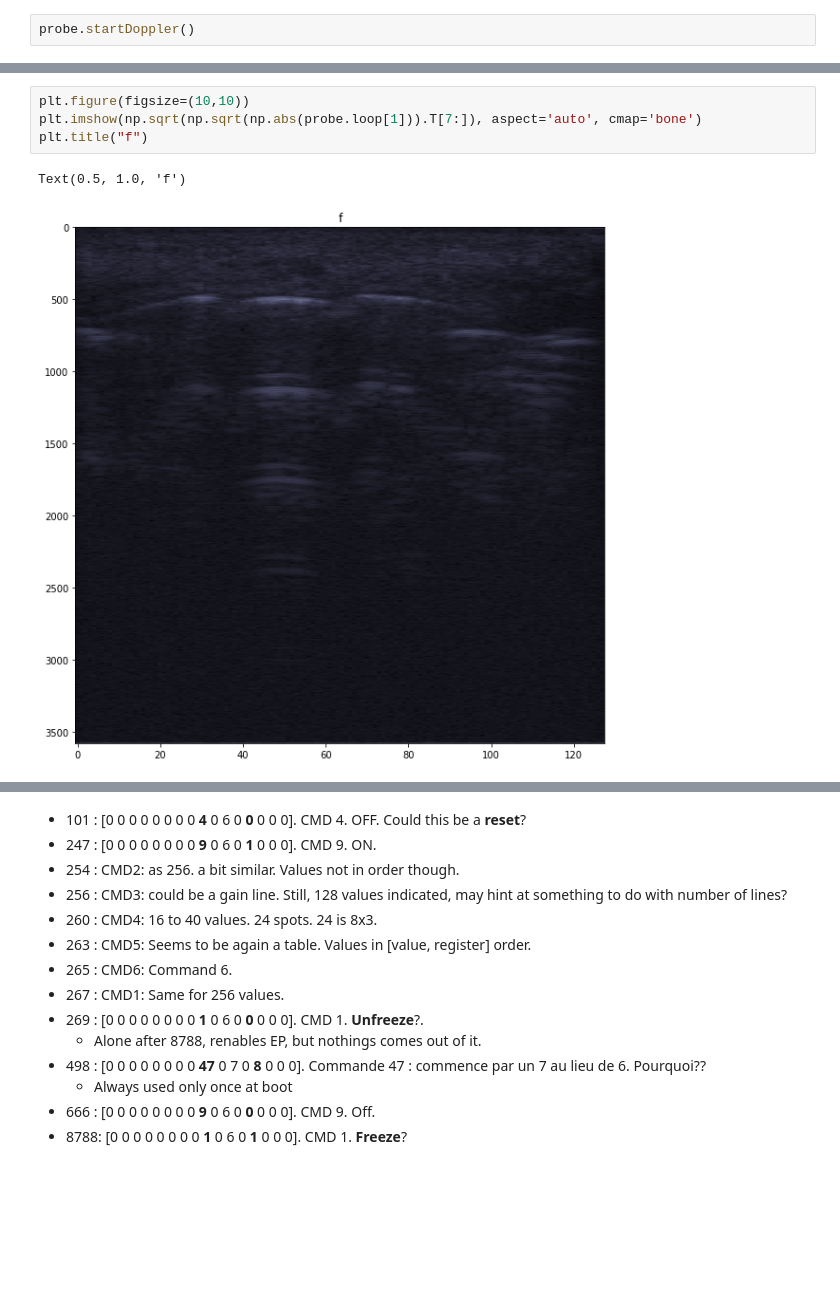
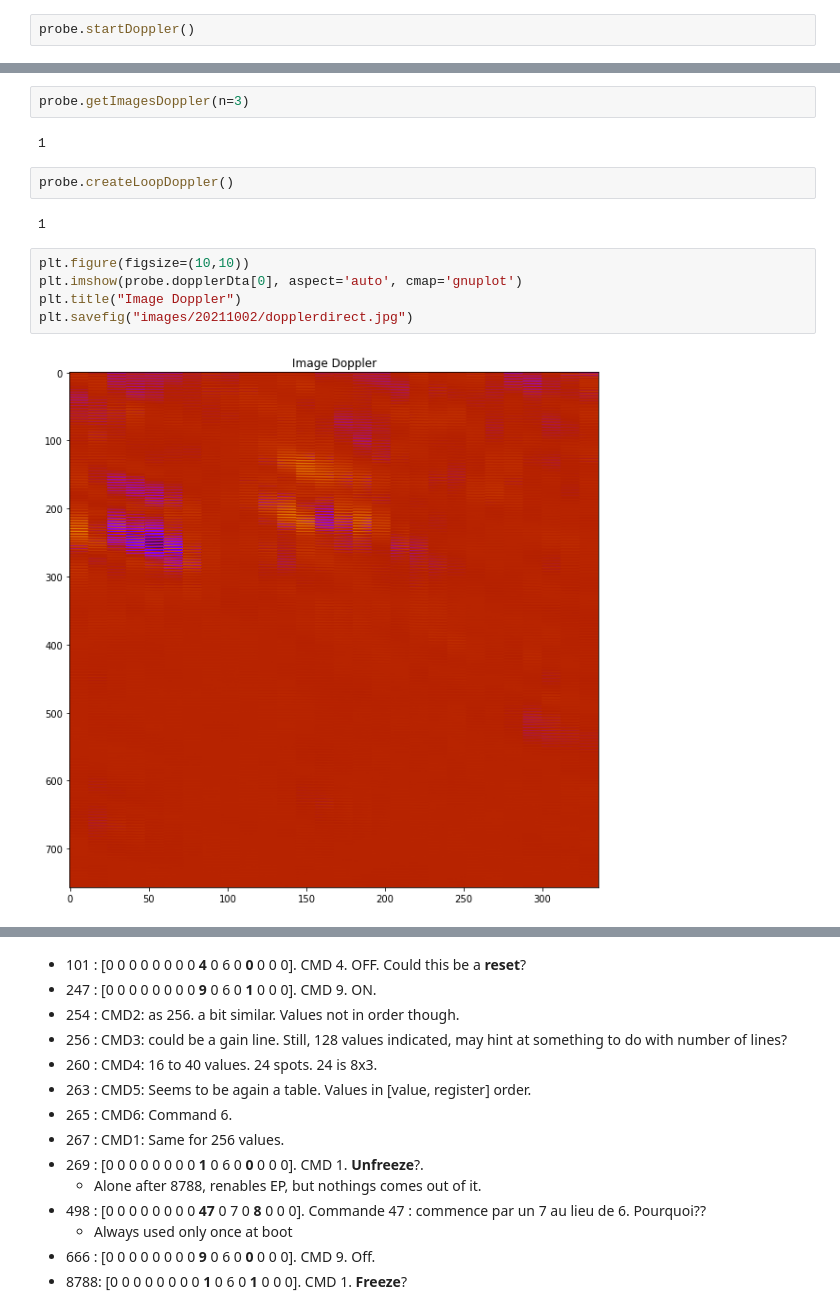
Before and after one commit to kelu124/pyusbus, a Jupyter notebook: experiments/20210401-Doppler.ipynb, the cells around one changed output, grey strips where cells are left out. Saved outputs shown, nothing was run; the diff lists cells and outputs as text; blank space fills up the shorter version.

Commit message:
Doppler appearing to work

```diff
--- a/experiments/20210401-Doppler.ipynb
+++ b/experiments/20210401-Doppler.ipynb
@@ -78,7 +69,15 @@ plt.imshow(probe.dopplerDta[0], aspect='auto', cmap='gnuplot')
-# %%
-plt.figure(figsize=(10,10))
-plt.imshow(np.sqrt(np.sqrt(np.abs(probe.loop[1])).T[7:]), aspect='auto', cmap='bone')
-plt.title("f")
-# %% [output]
-Text(0.5, 1.0, 'f')
-[figure, removed]
+# %%
+probe.getImagesDoppler(n=3)
+# %% [output]
+1
+# %%
+probe.createLoopDoppler()
+# %% [output]
+1
+# %%
+plt.figure(figsize=(10,10))
+plt.imshow(probe.dopplerDta[0], aspect='auto', cmap='gnuplot')
+plt.title("Image Doppler")
+plt.savefig("images/20211002/dopplerdirect.jpg")
+# %% [output]
+[figure, added]
```
Also changed, not shown: parts of 6 cells of this notebook, 3 other files.
